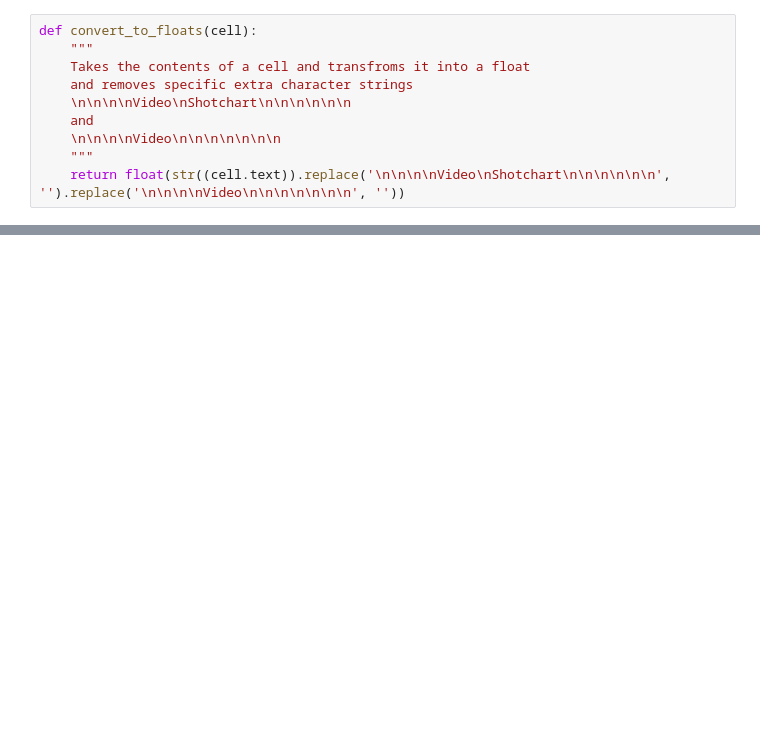
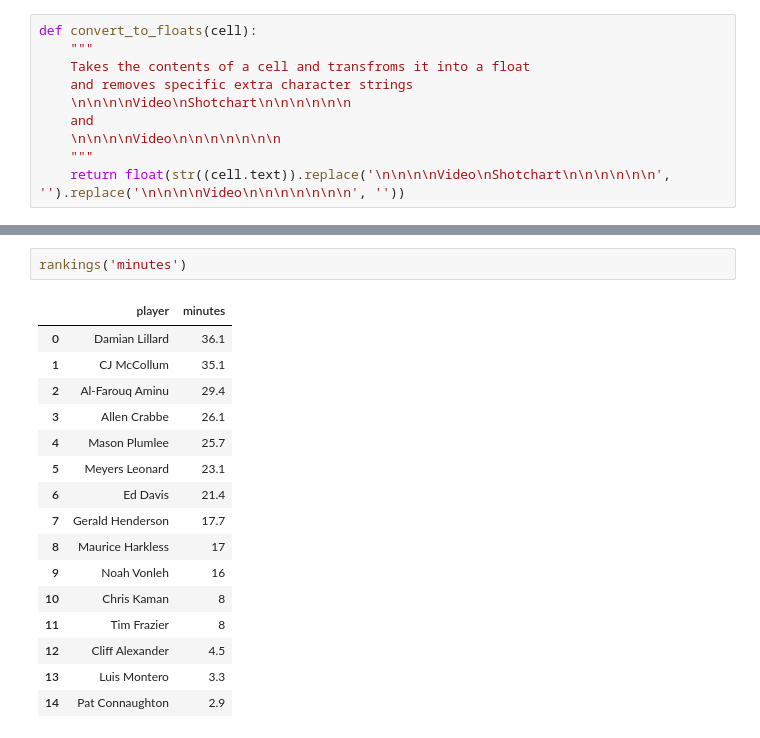
Before and after one commit to tiffanydevine/blzrs, a Jupyter notebook: BLZR player stats table 2015.ipynb, the cells around one changed output, grey strips where cells are left out. Cells and saved outputs as stored; diff of their text form; blank space fills up the shorter version.

```diff
--- a/BLZR player stats table 2015.ipynb
+++ b/BLZR player stats table 2015.ipynb
@@ -172,0 +243,19 @@ df
+# %%
+rankings('minutes')
+# %% [output]
+|  | player | minutes |
+| 0 | Damian Lillard | 36.1 |
+| 1 | CJ McCollum | 35.1 |
+| 2 | Al-Farouq Aminu | 29.4 |
+| 3 | Allen Crabbe | 26.1 |
+| 4 | Mason Plumlee | 25.7 |
+| 5 | Meyers Leonard | 23.1 |
+| 6 | Ed Davis | 21.4 |
+| 7 | Gerald Henderson | 17.7 |
+| 8 | Maurice Harkless | 17 |
+| 9 | Noah Vonleh | 16 |
+| 10 | Chris Kaman | 8 |
+| 11 | Tim Frazier | 8 |
+| 12 | Cliff Alexander | 4.5 |
+| 13 | Luis Montero | 3.3 |
+| 14 | Pat Connaughton | 2.9 |
```
Also changed, not shown: parts of 16 cells of this notebook, 2 other files.
